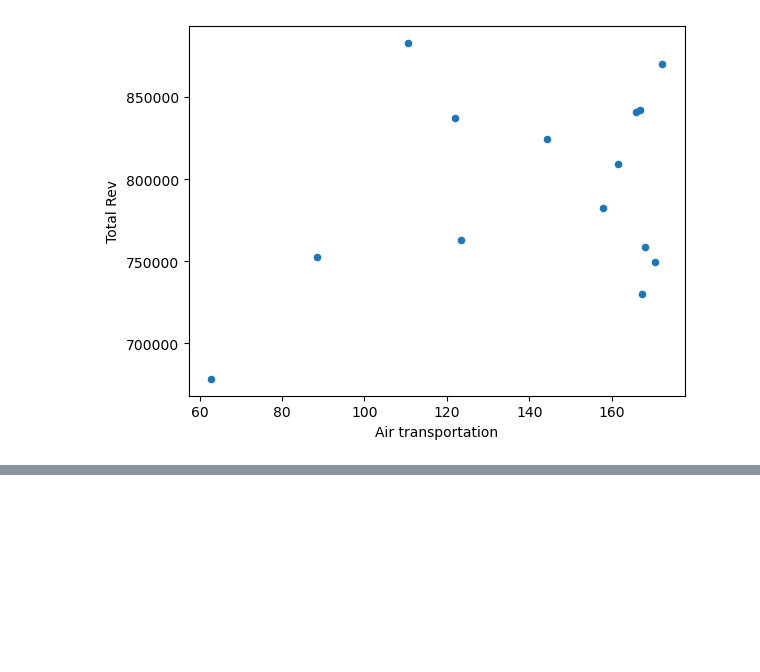
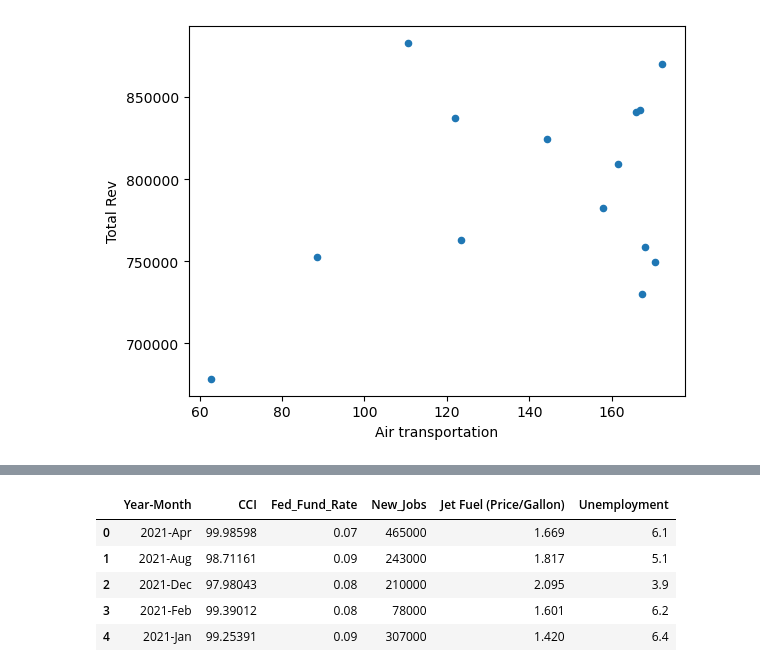
Before and after one commit to JEFFDAVISJR/macroecon-revenue-analysis, a Jupyter notebook: Python/notebook/plots_mc.ipynb, the cells around one changed output, grey strips where cells are left out. Drawn from its saved outputs; the diff is of its cells as text; code cells hidden in the pictures; blank space fills up the shorter version.

Commit message:
merged all non gdp variable dataframes into one

```diff
--- a/Python/notebook/plots_mc.ipynb
+++ b/Python/notebook/plots_mc.ipynb
@@ -12,3 +12,6 @@ rates = pd.read_csv('../data/read_fed_funds_rate_clean.csv')
 jobs = pd.read_csv('../data/read_nonfarm_jobs_clean.csv')
 fuel = pd.read_csv('../data/read_jet_fuel_clean.csv')
 unemployment = pd.read_csv('../data/read_unemployment_rate_clean.csv')
+# %%
+year_list = [2021, 2022, 2023, 2024]
+jobs = jobs[jobs['Year'].isin(year_list)]
@@ -250,0 +261,6 @@ unemployment.head()
+# %%
+cci = cci[['Year-Month', 'CCI']]
+rates = rates[['Year-Month', 'Fed_Fund_Rate']]
+jobs = jobs[['Year-Month', 'New_Jobs']]
+fuel = fuel[['Year-Month', 'Jet Fuel (Price/Gallon)']]
+unemployment = unemployment[['Year-Month', 'Unemployment']]
@@ -250,0 +322,16 @@ unemployment.head()
+# %%
+merged = cci
+
+merged = pd.merge(merged_df, rates, on='Year-Month', how='outer')
+merged = pd.merge(merged_df, jobs, on='Year-Month', how='outer')
+merged = pd.merge(merged_df, fuel, on='Year-Month', how='outer')
+merged = pd.merge(merged_df, unemployment, on='Year-Month', how='outer')
+
+merged_df.head()
+# %% [output]
+|  | Year-Month | CCI | Fed_Fund_Rate | New_Jobs | Jet Fuel (Price/Gallon) | Unemployment |
+| 0 | 2021-Apr | 99.98598 | 0.07 | 465000 | 1.669 | 6.1 |
+| 1 | 2021-Aug | 98.71161 | 0.09 | 243000 | 1.817 | 5.1 |
+| 2 | 2021-Dec | 97.98043 | 0.08 | 210000 | 2.095 | 3.9 |
+| 3 | 2021-Feb | 99.39012 | 0.08 | 78000 | 1.601 | 6.2 |
+| 4 | 2021-Jan | 99.25391 | 0.09 | 307000 | 1.420 | 6.4 |
```
Also changed, not shown: parts of 14 cells of this notebook.
